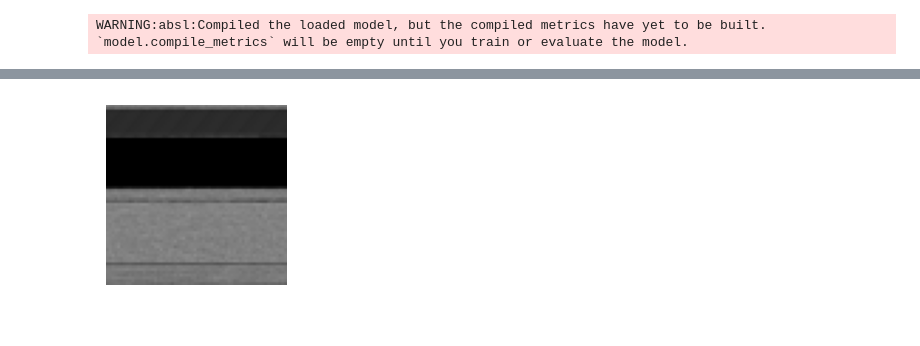
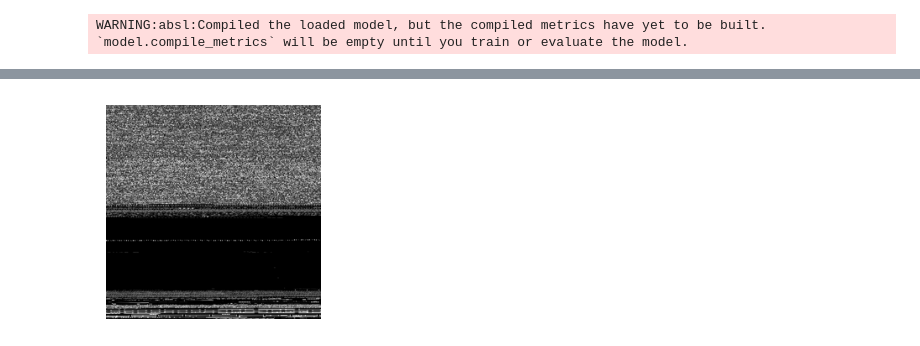
Before and after one commit to Radu14149/Disertatie-Final, a Jupyter notebook: 4. Cod/Offline File Analyser Image Based/OFAIB.ipynb, the cells around one changed output, grey strips where cells are left out. Drawn from its saved outputs; the diff is of its cells as text; code cells hidden in the pictures.

```diff
--- a/4. Cod/Offline File Analyser Image Based/OFAIB.ipynb
+++ b/4. Cod/Offline File Analyser Image Based/OFAIB.ipynb
@@ -81,7 +81,7 @@ def convert_and_save(array, name):        # Funcție pentru conversia unui fiși
     array = np.repeat(array, 3, axis=2)   # Convertesc la RGB prin repetarea canalului.
 
     im = Image.fromarray(np.uint8(array)) # Creez imaginea folosind Pillow din array-ul numeric convertit la uint8.
-    im = im.resize((64, 64))              # Redimensionez imaginea la 64x64 pixeli.
+    im = im.resize((256, 256))              # Redimensionez imaginea la 64x64 pixeli.
 
     png_filepath = os.path.join(temp_dir, name + '.png')  # Construiesc calea completă pentru salvarea imaginii PNG în directorul temporar.
     im.save(png_filepath, "PNG")
@@ -116,7 +116,7 @@ def load_and_predict():
         file_info_label.config(text=f"Fișier încărcat: {os.path.abspath(filepath)}")
 
         # Preprocesăm imaginea manual
-        img = load_img(image_path, target_size=(64, 64))
+        img = load_img(image_path, target_size=(256, 256))
         img_array = img_to_array(img)
         img_array = np.expand_dims(img_array, axis=0)  # Adaugă dimensiunea lotului
         img_array /= 255.0  # Rescalăm valorile între 0 și 1
@@ -254 +254 @@ WARNING:absl:Compiled the loaded model, but the compiled metrics have yet to be
-[figure, old version]
+[figure, new version]
```
Also changed, not shown: parts of 1 cell of this notebook, 26 other files.
